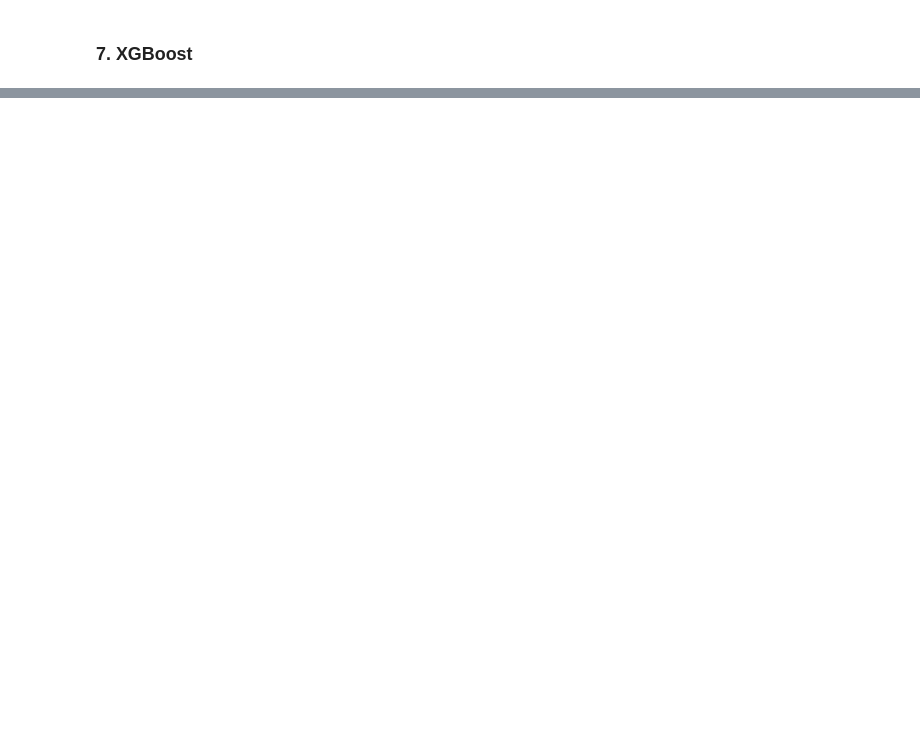
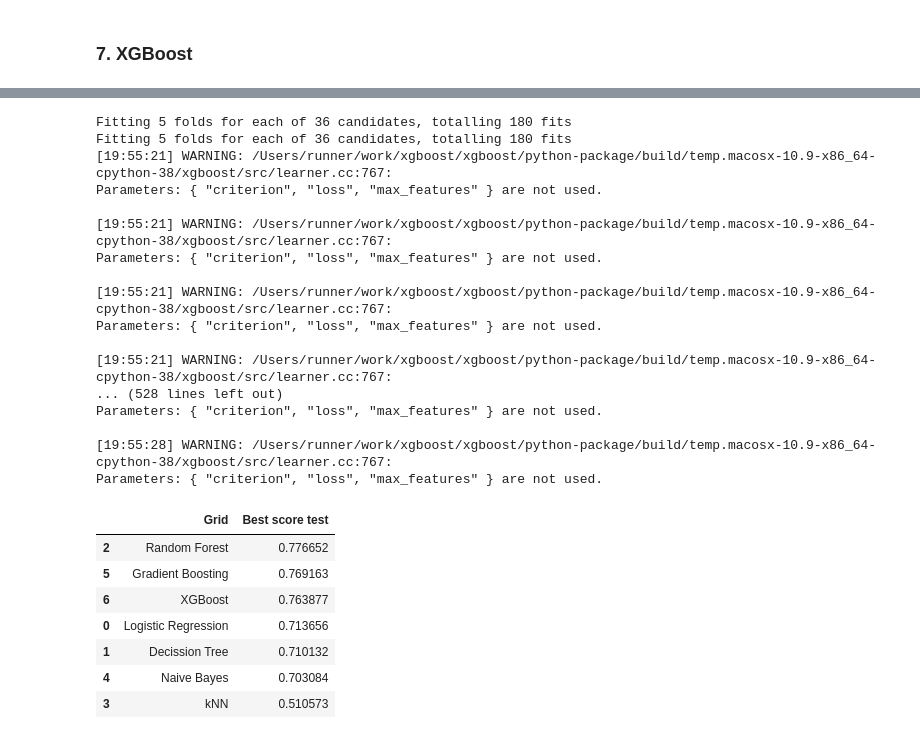
Before and after one commit to IgnacioGB1990/ML_Supervised_Classification, a Jupyter notebook: src/main.ipynb, the cells around one changed output, grey strips where cells are left out. Saved outputs shown, nothing was run; the diff lists cells and outputs as text; code cells hidden in the pictures; blank space fills up the shorter version.

```diff
--- a/src/main.ipynb
+++ b/src/main.ipynb
@@ -855,0 +1052,37 @@ Best Score: 0.7565674306115397
+# %%
+X_test = df.drop(['remainder__target'], axis = 1)
+y_test = df['remainder__target']
+# %%
+for nombre, grid_search in grids.items():
+    grid_search.fit(X_test, y_test)
+
+best_grids_test = [(i, j.best_score_) for i, j in grids.items()]
+
+best_grids_test = pd.DataFrame(best_grids_test, columns = ["Grid", "Best score test"])
+best_grids_test.sort_values(by = "Best score test", ascending = False)
+# %% [output]
+Fitting 5 folds for each of 36 candidates, totalling 180 fits
+Fitting 5 folds for each of 36 candidates, totalling 180 fits
+[19:55:21] WARNING: /Users/runner/work/xgboost/xgboost/python-package/build/temp.macosx-10.9-x86_64-cpython-38/xgboost/src/learner.cc:767:
+Parameters: { "criterion", "loss", "max_features" } are not used.
+
+[19:55:21] WARNING: /Users/runner/work/xgboost/xgboost/python-package/build/temp.macosx-10.9-x86_64-cpython-38/xgboost/src/learner.cc:767:
+Parameters: { "criterion", "loss", "max_features" } are not used.
+
+[19:55:21] WARNING: /Users/runner/work/xgboost/xgboost/python-package/build/temp.macosx-10.9-x86_64-cpython-38/xgboost/src/learner.cc:767:
+Parameters: { "criterion", "loss", "max_features" } are not used.
+
+[19:55:21] WARNING: /Users/runner/work/xgboost/xgboost/python-package/build/temp.macosx-10.9-x86_64-cpython-38/xgboost/src/learner.cc:767:
+... (528 lines left out)
+Parameters: { "criterion", "loss", "max_features" } are not used.
+
+[19:55:28] WARNING: /Users/runner/work/xgboost/xgboost/python-package/build/temp.macosx-10.9-x86_64-cpython-38/xgboost/src/learner.cc:767:
+Parameters: { "criterion", "loss", "max_features" } are not used.
+|  | Grid | Best score test |
+| 2 | Random Forest | 0.776652 |
+| 5 | Gradient Boosting | 0.769163 |
+| 6 | XGBoost | 0.763877 |
+| 0 | Logistic Regression | 0.713656 |
+| 1 | Decission Tree | 0.710132 |
+| 4 | Naive Bayes | 0.703084 |
+| 3 | kNN | 0.510573 |
```
Also changed, not shown: parts of 33 cells of this notebook, 2 other files.
